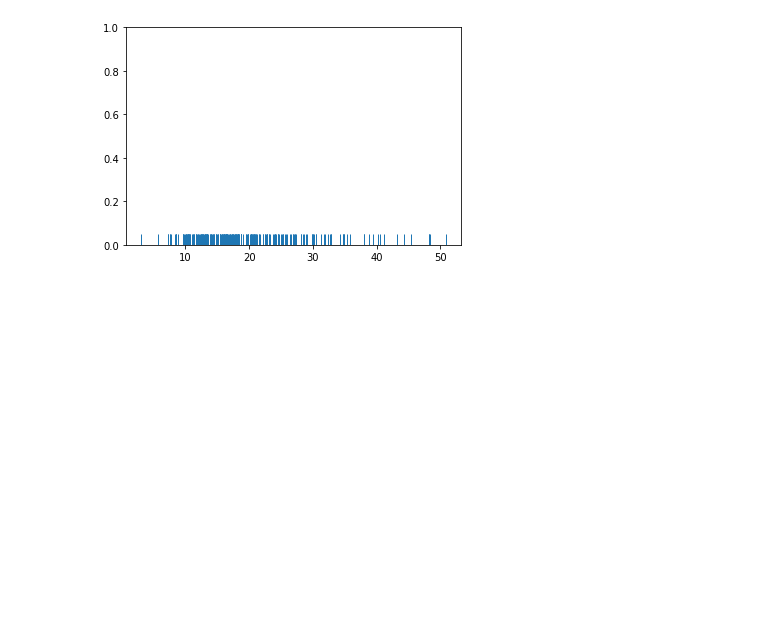
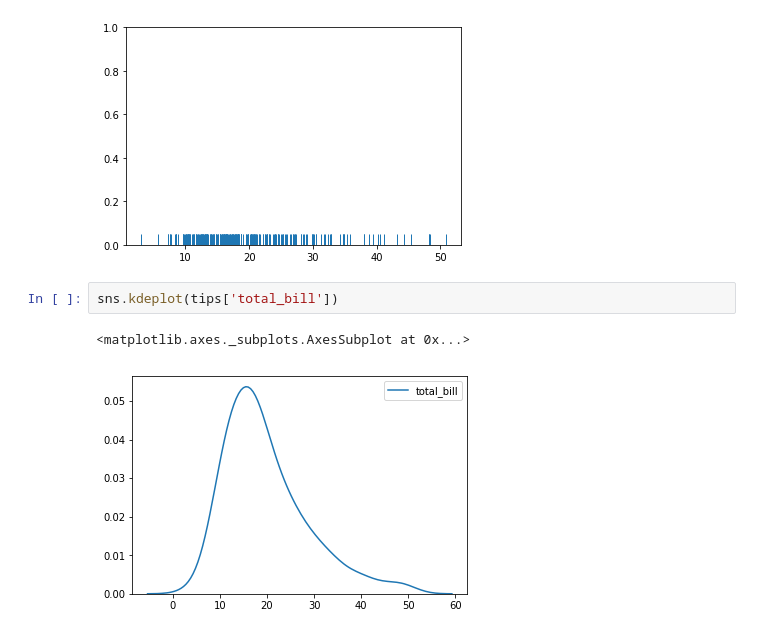
Before and after one commit to Ridge2/JupyterNotes, a Jupyter notebook: Seaborn(DistributionPlots).ipynb, the cells around one changed output. Saved outputs shown, nothing was run; the diff lists cells and outputs as text; blank space fills up the shorter version.

Commit message:
Added kdeplot

```diff
--- a/Seaborn(DistributionPlots).ipynb
+++ b/Seaborn(DistributionPlots).ipynb
@@ -37,3 +37,8 @@ sns.rugplot(tips['total_bill'])
 # %% [output]
 <matplotlib.axes._subplots.AxesSubplot at 0x...>
 [figure]
+# %%
+sns.kdeplot(tips['total_bill'])
+# %% [output]
+<matplotlib.axes._subplots.AxesSubplot at 0x...>
+[figure, added]
```
